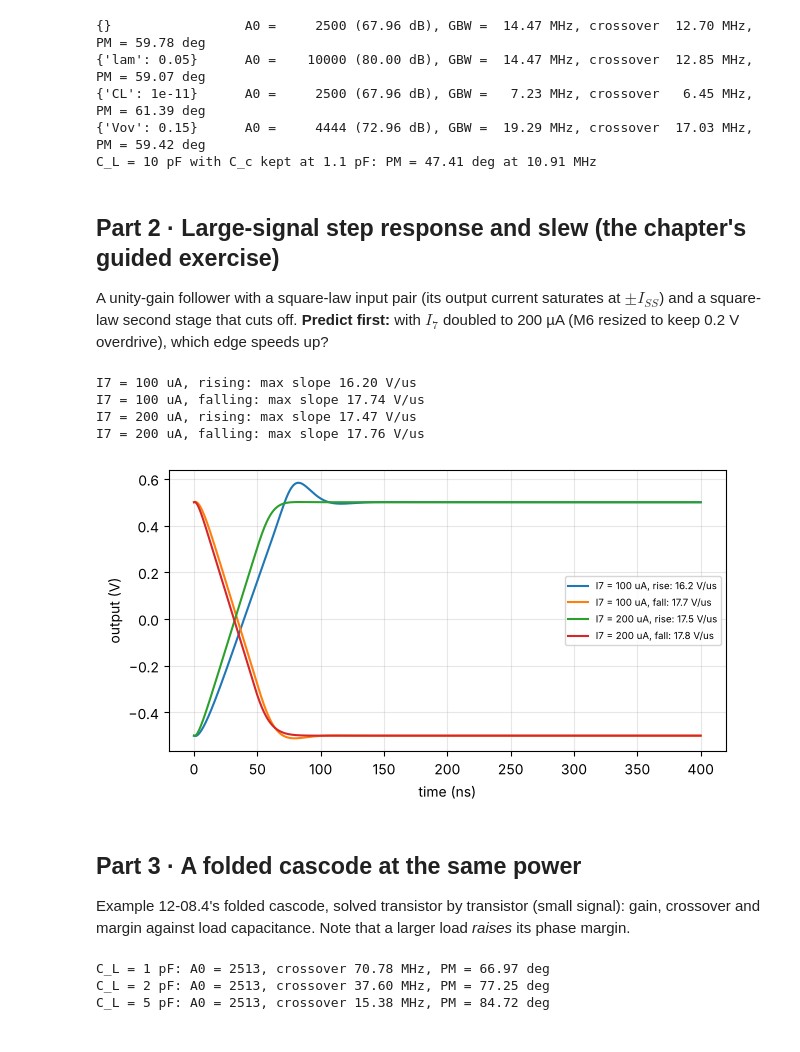
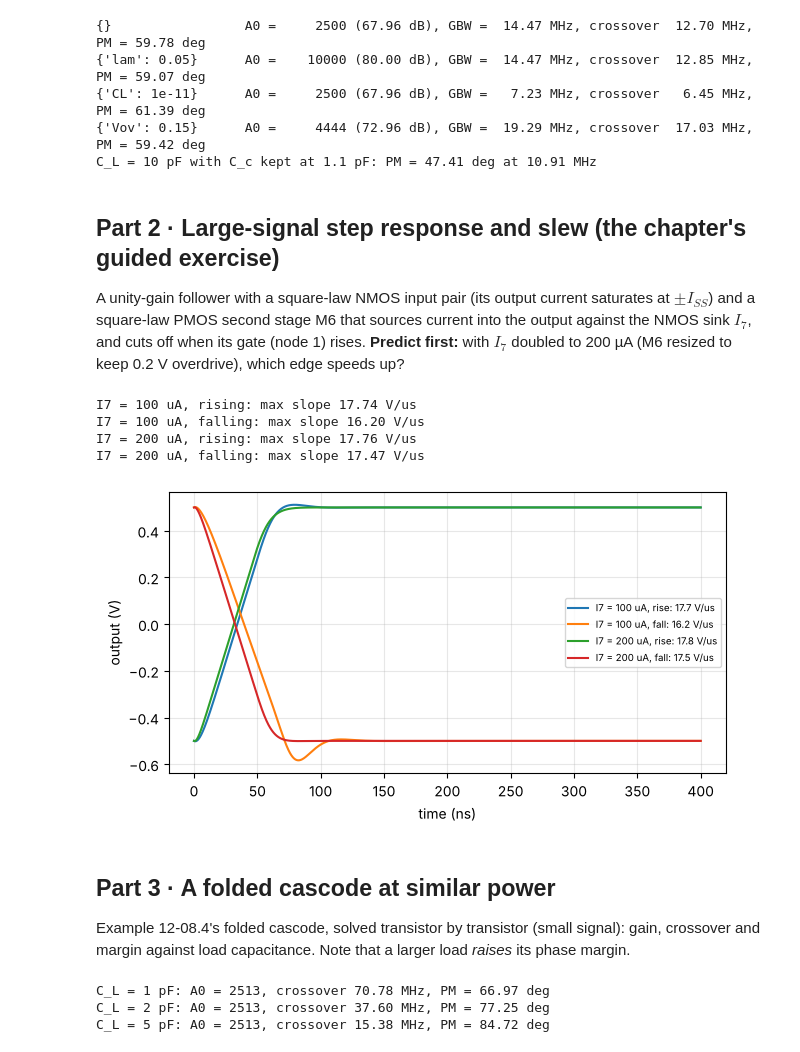
Before and after one commit to FrankHuang94/EE_database_claude, a Jupyter notebook: courses/12-electronics-2/labs/12-08-lab/12-08-op-amp-internals.ipynb, the cells around one changed output. Cells and saved outputs as stored; diff of their text form; code cells hidden in the pictures.

```diff
--- a/courses/12-electronics-2/labs/12-08-lab/12-08-op-amp-internals.ipynb
+++ b/courses/12-electronics-2/labs/12-08-lab/12-08-op-amp-internals.ipynb
@@ -55,36 +55,36 @@ C_L = 10 pF with C_c kept at 1.1 pF: PM = 47.41 deg at 10.91 MHz
 # %% [markdown]
 ## Part 2 · Large-signal step response and slew (the chapter's guided exercise)
 
-A unity-gain follower with a square-law input pair (its output current saturates at $\pm I_{SS}$) and a square-law second stage that cuts off. **Predict first:** with $I_7$ doubled to 200 µA (M6 resized to keep 0.2 V overdrive), which edge speeds up?
+A unity-gain follower with a square-law NMOS input pair (its output current saturates at $\pm I_{SS}$) and a square-law PMOS second stage M6 that sources current into the output against the NMOS sink $I_7$, and cuts off when its gate (node 1) rises. **Predict first:** with $I_7$ doubled to 200 µA (M6 resized to keep 0.2 V overdrive), which edge speeds up?
 # %%
 def follower(I7, Iss=20e-6, Vov=0.2, lam=0.1, Cc=1.1e-12, CL=5e-12, C1=0.2e-12, v0=-0.5, vs=0.5):
     k1, k6 = 2 * (Iss / 2) / Vov ** 2, 2 * I7 / Vov ** 2
     R1, R2 = 1 / (lam * Iss / 2) / 2, 1 / (lam * I7) / 2
     lim = math.sqrt(2 * Iss / k1)
     i1 = lambda x: math.copysign(Iss, x) if abs(x) >= lim else (k1 / 2) * x * math.sqrt(4 * Iss / k1 - x * x)
-    i6 = lambda v1: (k6 / 2) * (Vov + v1) ** 2 - I7 if v1 > -Vov else -I7
+    i6 = lambda v1: (k6 / 2) * (Vov - v1) ** 2 - I7 if v1 < Vov else -I7   # PMOS: net current into the output
     Ci = np.linalg.inv(np.array([[C1 + Cc, -Cc], [-Cc, CL + Cc]]))
-    x0 = fsolve(lambda x: [-i1(v0 - x[1]) - x[0] / R1, -i6(x[0]) - x[1] / R2], [0.0, v0], xtol=1e-12)
-    sol = solve_ivp(lambda t, x: Ci @ np.array([-i1(vs - x[1]) - x[0] / R1, -i6(x[0]) - x[1] / R2]),
+    x0 = fsolve(lambda x: [-i1(v0 - x[1]) - x[0] / R1, i6(x[0]) - x[1] / R2], [0.0, v0], xtol=1e-12)
+    sol = solve_ivp(lambda t, x: Ci @ np.array([-i1(vs - x[1]) - x[0] / R1, i6(x[0]) - x[1] / R2]),
                     (0, 0.4e-6), x0, method='Radau', max_step=1e-9, rtol=1e-9, atol=1e-12)
     return sol.t, sol.y[1]
 fig, ax = plt.subplots(figsize=(6.5, 3.6))
 for I7 in (100e-6, 200e-6):
     for v0, vs in ((-0.5, 0.5), (0.5, -0.5)):
         t, vo = follower(I7, v0=v0, vs=vs)
         sr = np.max(np.abs(np.gradient(vo, t))) / 1e6
         ax.plot(t * 1e9, vo, label=f'I7 = {I7 * 1e6:.0f} uA, {"rise" if vs > 0 else "fall"}: {sr:.1f} V/us')
         print(f"I7 = {I7 * 1e6:.0f} uA, {'rising' if vs > 0 else 'falling'}: max slope {sr:.2f} V/us")
 ax.set_xlabel('time (ns)'); ax.set_ylabel('output (V)'); ax.grid(True, alpha=0.3); ax.legend(fontsize=7)
 plt.tight_layout(); plt.show()
 # %% [output]
-I7 = 100 uA, rising: max slope 16.20 V/us
-I7 = 100 uA, falling: max slope 17.74 V/us
-I7 = 200 uA, rising: max slope 17.47 V/us
-I7 = 200 uA, falling: max slope 17.76 V/us
+I7 = 100 uA, rising: max slope 17.74 V/us
+I7 = 100 uA, falling: max slope 16.20 V/us
+I7 = 200 uA, rising: max slope 17.76 V/us
+I7 = 200 uA, falling: max slope 17.47 V/us
-[figure, old version]
+[figure, new version]
 # %% [markdown]
-## Part 3 · A folded cascode at the same power
+## Part 3 · A folded cascode at similar power
 
 Example 12-08.4's folded cascode, solved transistor by transistor (small signal): gain, crossover and margin against load capacitance. Note that a larger load *raises* its phase margin.
 # %%
```
Also changed, not shown: parts of 1 cell of this notebook, 17 other files.
